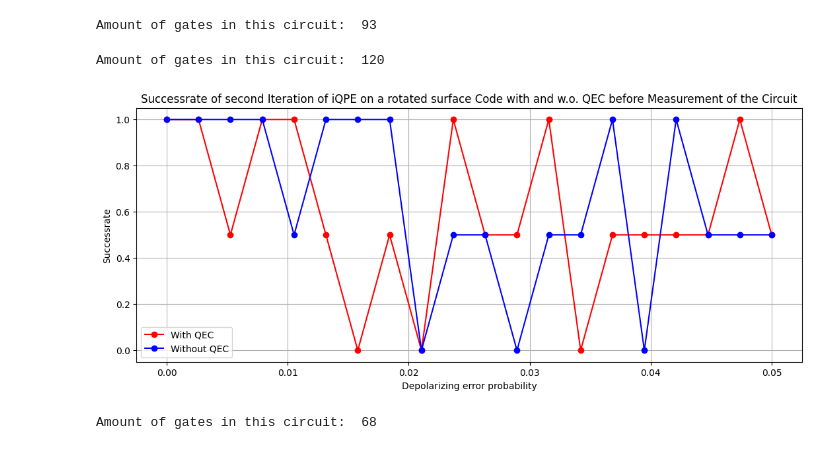
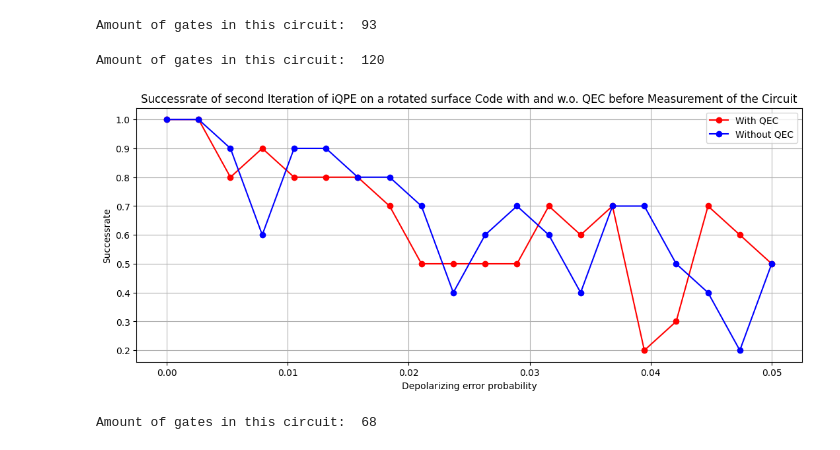
Before and after one commit to RicemanBoy/qc_researchproject, a Jupyter notebook: Rotated Surface Code/Eigener Surface Code.ipynb, the cells around one changed output. Drawn from its saved outputs; the diff is of its cells as text; code cells hidden in the pictures.

```diff
--- a/Rotated Surface Code/Eigener Surface Code.ipynb
+++ b/Rotated Surface Code/Eigener Surface Code.ipynb
@@ -1404,17 +1404,26 @@ gates(qc)
 # %% [output]
 Amount of gates in this circuit:  93
 # %%
-shots = 2
+shots = 3000
 x = np.linspace(0,0.05,20)
 y = []
 y_no_QEC = []
 for i in x:
-    depolarizing_prob = i
-    dep_error = depolarizing_error(depolarizing_prob, 1)
-    dep_error_2q = depolarizing_error(depolarizing_prob, 2)         #"s","t","tdg","sdg"
+    # depolarizing_prob = i
+    # dep_error = depolarizing_error(depolarizing_prob, 1)
+    # dep_error_2q = depolarizing_error(depolarizing_prob, 2)         #"s","t","tdg","sdg"
+    # noise_model = NoiseModel()
+    # noise_model.add_all_qubit_quantum_error(dep_error, ['x',"z",'h'])  # Apply to single-qubit gates
+    # noise_model.add_all_qubit_quantum_error(dep_error_2q, ["cx"])  # Apply to 2-qubit gates
+
+    p = i
+    p_error = pauli_error([["X",p/2],["I",1-p],["Z",p/2]])
+    p_error_2 = pauli_error([["XX",p/6],["XI",p/6],["IX",p/6],["II",1-p],["ZZ",p/6],["ZI",p/6],["IZ",p/6]])
+
     noise_model = NoiseModel()
-    noise_model.add_all_qubit_quantum_error(dep_error, ['x',"z",'h'])  # Apply to single-qubit gates
-    noise_model.add_all_qubit_quantum_error(dep_error_2q, ["cx"])  # Apply to 2-qubit gates
+    noise_model.add_all_qubit_quantum_error(p_error, ['x', "z", 'h'])  # Apply to single-qubit gates
+    noise_model.add_all_qubit_quantum_error(p_error_2, ['cx'])  # Apply to 2-qubit gates
+
 
     qc = rot_surf_code(2)
     ancilla = qc.num_qubits - 3
@@ -1428,7 +1437,7 @@ for i in x:
     qc = CNOT(qc, hadamard="10",control=0)
 
     qc = QEC(qc, True, pos = 0, iterations=1)
-    #qc = QEC(qc, False, pos = 1, iterations=1)
+    qc = QEC(qc, False, pos = 1, iterations=1)
 
     qc = adjoint_T_L(qc,had=False,pos=1)
     qc = CNOT(qc, hadamard="10",control=0)
@@ -1477,35 +1486,35 @@ for i in x:
     counts = result.get_counts()
 
     x_old = list(counts.keys())
     x_old = [j[0] for j in x_old]
     y_old = list(counts.values())
 
     success  =  0
     for j in range(len(x_old)):
         if x_old[j] == "0":
             success += y_old[j]
 
     Erfolgsrate = success/shots
     y_no_QEC.append(Erfolgsrate)
 
 data = np.array((x,y,y_no_QEC))
-#np.savetxt("iQPE_2nd_step_4000shots_ideal_magic_states.txt", data, delimiter=",")
+np.savetxt("iQPE_2nd_step_3000shots_ideal_magic_states_pauli_xzca.txt", data, delimiter=",")
 
 gates(qc)
 
 fig, ax = plt.subplots(figsize=(13,5))
 
 ax.plot(x,y,label = "With QEC", color="red", marker = "o")
 ax.plot(x,y_no_QEC, label = "Without QEC", color="blue", marker = "o")
 plt.title("Successrate of second Iteration of iQPE on a rotated surface Code with and w.o. QEC before Measurement of the Circuit")
 plt.xlabel("Depolarizing error probability")
 plt.ylabel("Successrate")
 plt.grid()
 plt.legend()
 plt.show()
 # %% [output]
 Amount of gates in this circuit:  120
-[figure, old version]
+[figure, new version]
 # %%
 qc = rot_surf_code(2)
 ancilla = qc.num_qubits - 3
```
